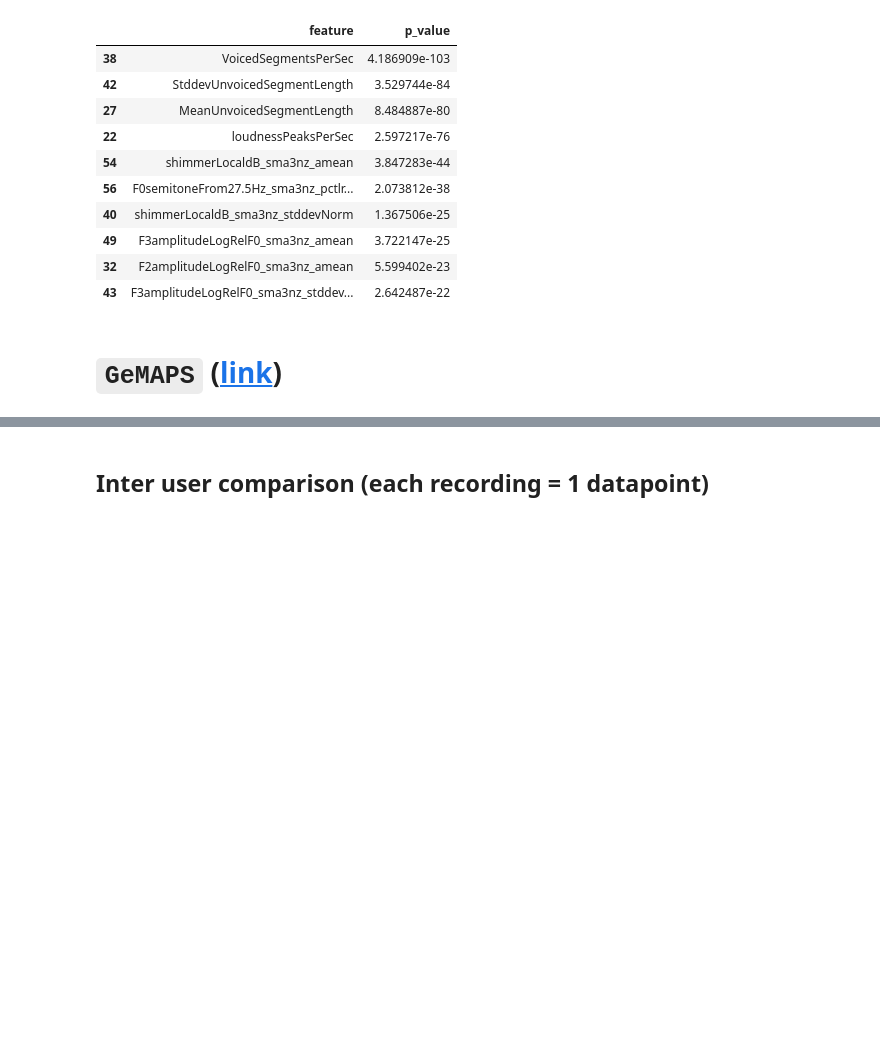
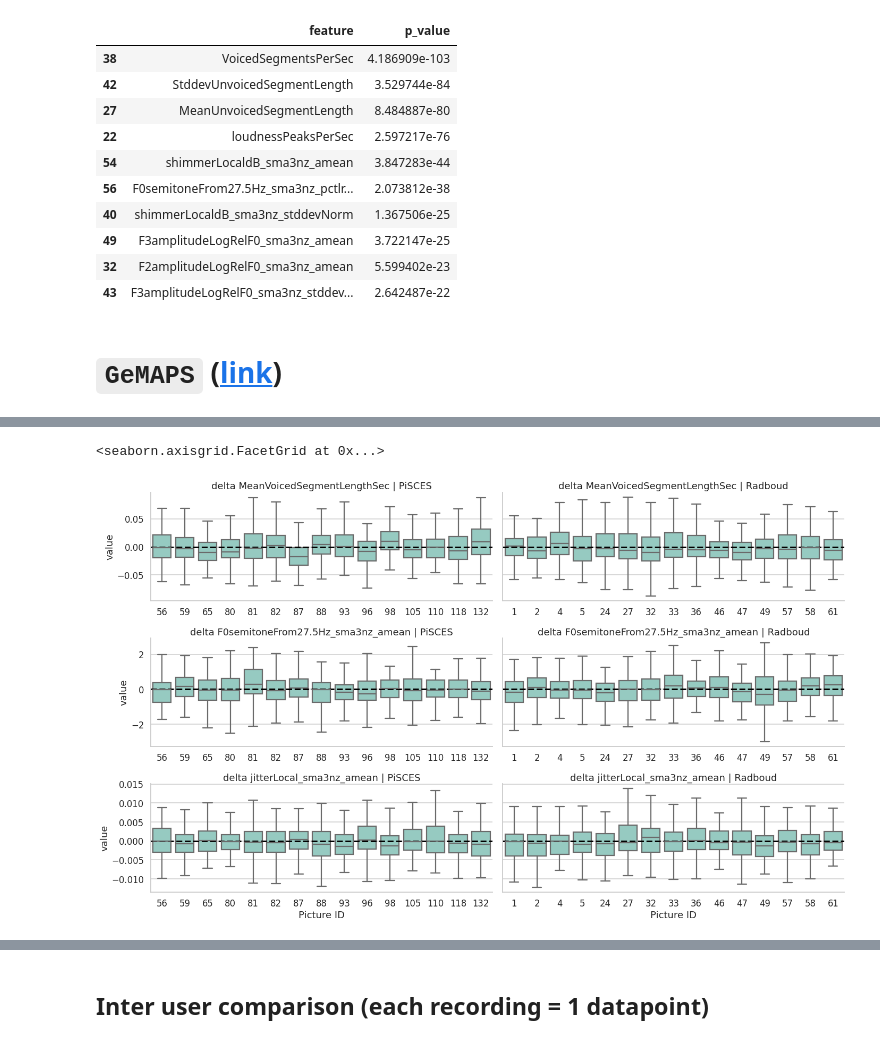
Before and after one commit to predict-idlab/gssp_analysis, a Jupyter notebook: notebooks/0.5.0_OpenSMILE_visualizations.ipynb, the cells around one changed output, grey strips where cells are left out. Saved outputs shown, nothing was run; the diff lists cells and outputs as text; code cells hidden in the pictures; blank space fills up the shorter version.

```diff
--- a/notebooks/0.5.0_OpenSMILE_visualizations.ipynb
+++ b/notebooks/0.5.0_OpenSMILE_visualizations.ipynb
@@ -301,0 +386,54 @@ df_ss_rel.head(10)
+# %%
+value_vars = [
+    # "loudnessPeaksPerSec",
+    "MeanVoicedSegmentLengthSec",
+    # "MeanUnvoicedSegmentLength",
+    "F0semitoneFrom27.5Hz_sma3nz_amean",
+    "jitterLocal_sma3nz_amean",
+    # "loudness_sma3_amean",
+    # "shimmerLocaldB_sma3nz_amean",
+]
+dfsf = df_session_feat.copy()
+dfsf = pd.concat(
+    [
+        dfsf,
+        (
+            dfsf[value_vars]
+            - dfsf.groupby(by=["ID", "DB"])[value_vars].transform(
+                lambda x: x.mean(axis=0)
+                # lambda x: x.median(axis=0)
+            )
+        ).add_prefix("delta "),
+    ],
+    axis=1,
+    ignore_index=False,
+)
+
+g = sns.catplot(
+    # **dict(kind="violin", cut=0, inner="box"),
+    **dict(kind="box", showfliers=False),
+    data=(
+        dfsf[dfsf.DB != "marloes"]
+        .melt(id_vars=["DB", "pic_name_sh"], value_vars=["delta " + vv for vv in value_vars])
+        .rename(columns={"pic_name_sh": "Picture ID"})
+    ),
+    row="variable",
+    x="Picture ID",
+    col="DB",
+    y="value",
+    sharey="row",
+    sharex=False,
+    height=4,
+    aspect=2.5,
+    # color="lightseagreen",
+    color=(0.5529411764705883, 0.8274509803921568, 0.7803921568627451),
+)
+
+for ax in g.axes.flat:
+    ax.axhline(0, color="black", ls="--", lw=3)
+
+
+g.set_titles("{row_name} | {col_name}")
+# %% [output]
+<seaborn.axisgrid.FacetGrid at 0x...>
+[figure, added]
```
Also changed, not shown: parts of 8 cells of this notebook.
